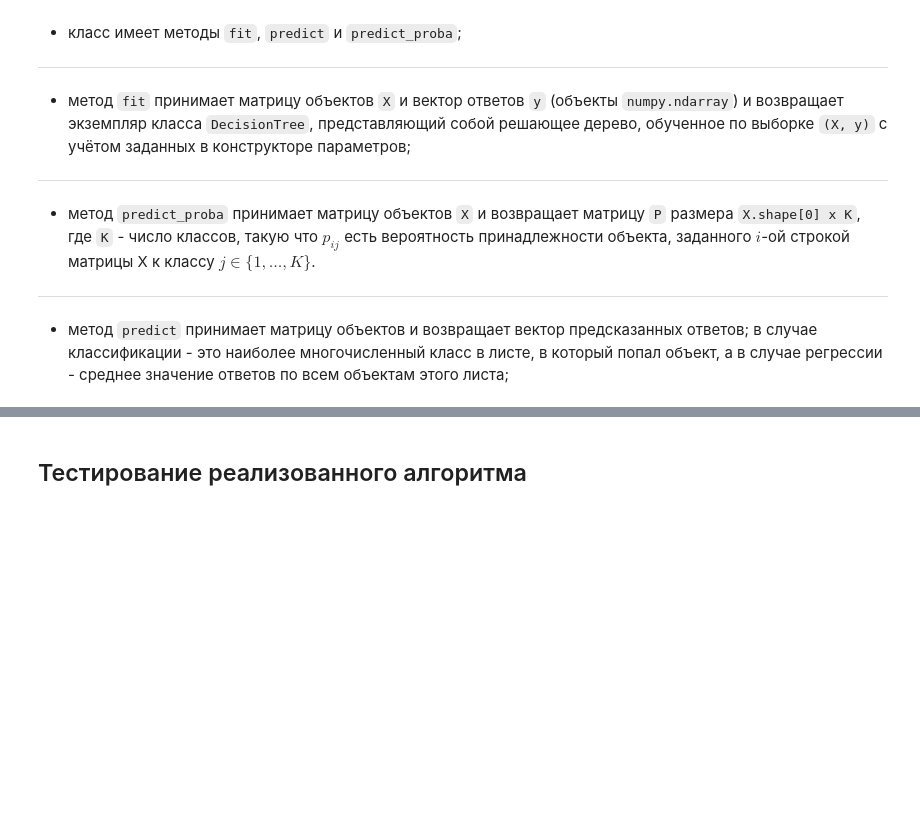
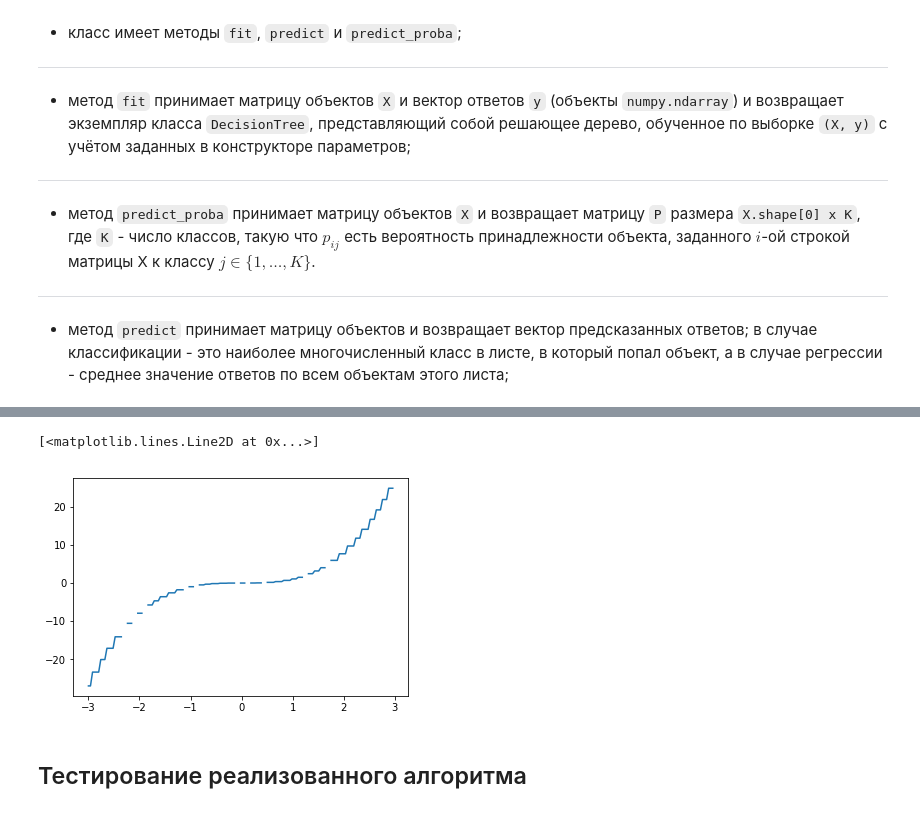
Before and after one commit to yura-kit/ml-ods-open, a Jupyter notebook: jupyter_russian/homeworks/hw3_session3_optional_implement_dt.ipynb, the cells around one changed output, grey strips where cells are left out. Drawn from its saved outputs; the diff is of its cells as text; code cells hidden in the pictures; blank space fills up the shorter version.

```diff
--- a/jupyter_russian/homeworks/hw3_session3_optional_implement_dt.ipynb
+++ b/jupyter_russian/homeworks/hw3_session3_optional_implement_dt.ipynb
@@ -223,3 +268,8 @@ RIGHT_END
+# %%
+plt.plot(X, y_)
+# %% [output]
+[<matplotlib.lines.Line2D at 0x...>]
+[figure, added]
 # %% [markdown]
 ## Тестирование реализованного алгоритма
 # %% [markdown]
```
Also changed, not shown: parts of 4 cells of this notebook.
